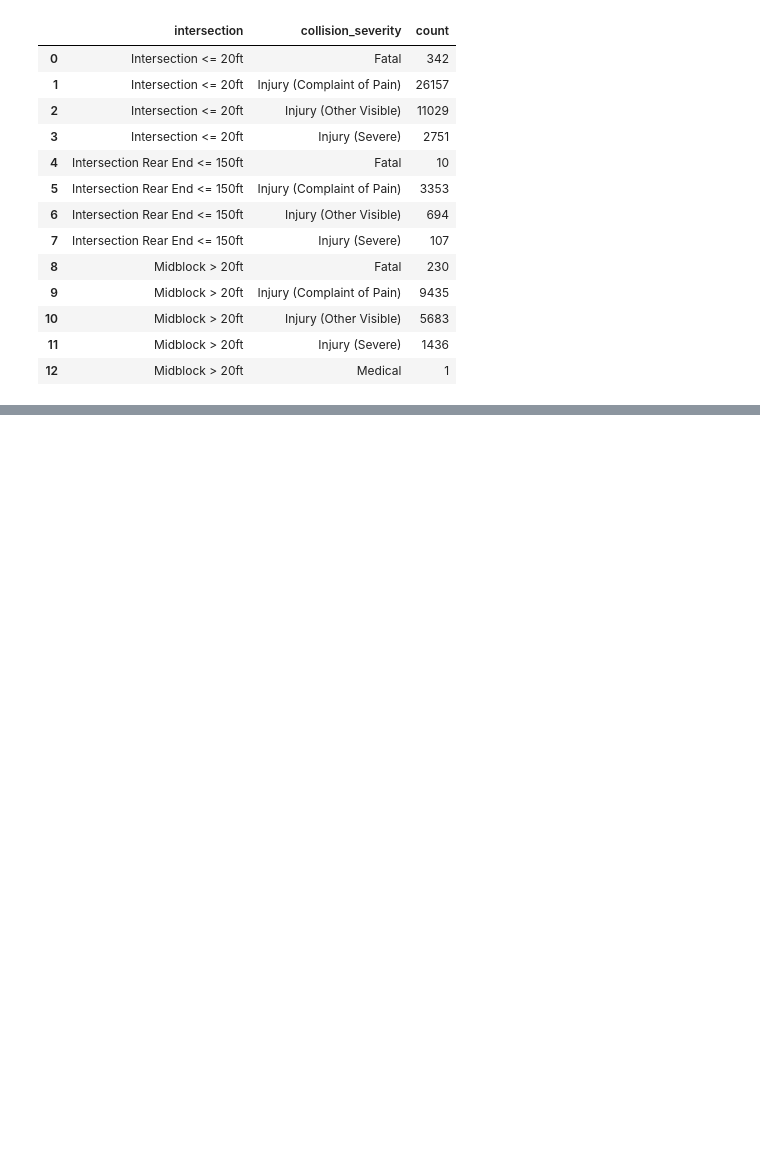
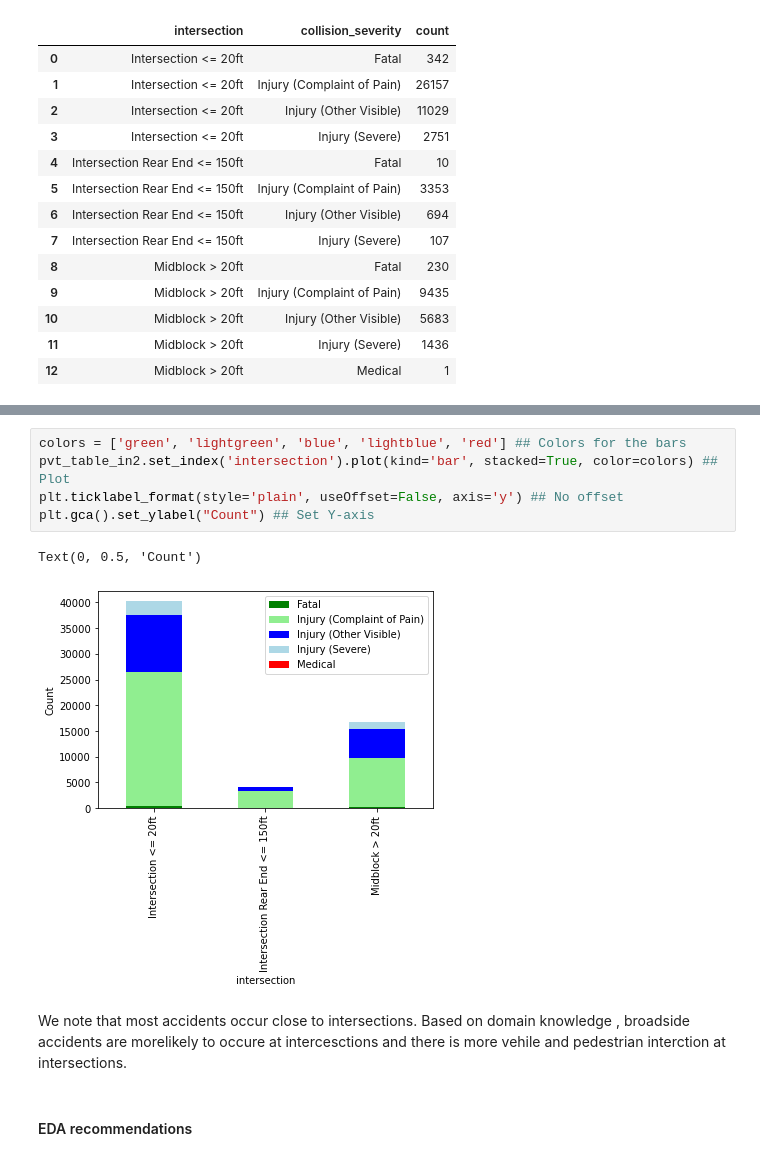
Before and after one commit to JmercyA/CAPSTONE-PROJECT-GROUP-3, a Jupyter notebook: notebooks/dataHA.ipynb, the cells around one changed output, grey strips where cells are left out. Saved outputs shown, nothing was run; the diff lists cells and outputs as text; blank space fills up the shorter version.

```diff
--- a/notebooks/dataHA.ipynb
+++ b/notebooks/dataHA.ipynb
@@ -801,0 +846,12 @@ pvt_table_in2
+# %%
+colors = ['green', 'lightgreen', 'blue', 'lightblue', 'red'] ## Colors for the bars
+pvt_table_in2.set_index('intersection').plot(kind='bar', stacked=True, color=colors) ## Plot
+plt.ticklabel_format(style='plain', useOffset=False, axis='y') ## No offset
+plt.gca().set_ylabel("Count") ## Set Y-axis
+# %% [output]
+Text(0, 0.5, 'Count')
+[figure, added]
+# %% [markdown]
+We note that most accidents occur close to intersections. Based on domain knowledge , broadside accidents are morelikely to occure at intercesctions and there is more vehile and pedestrian interction at intersections.
+# %% [markdown]
+#### EDA recommendations
```
Also changed, not shown: parts of 40 cells of this notebook.
